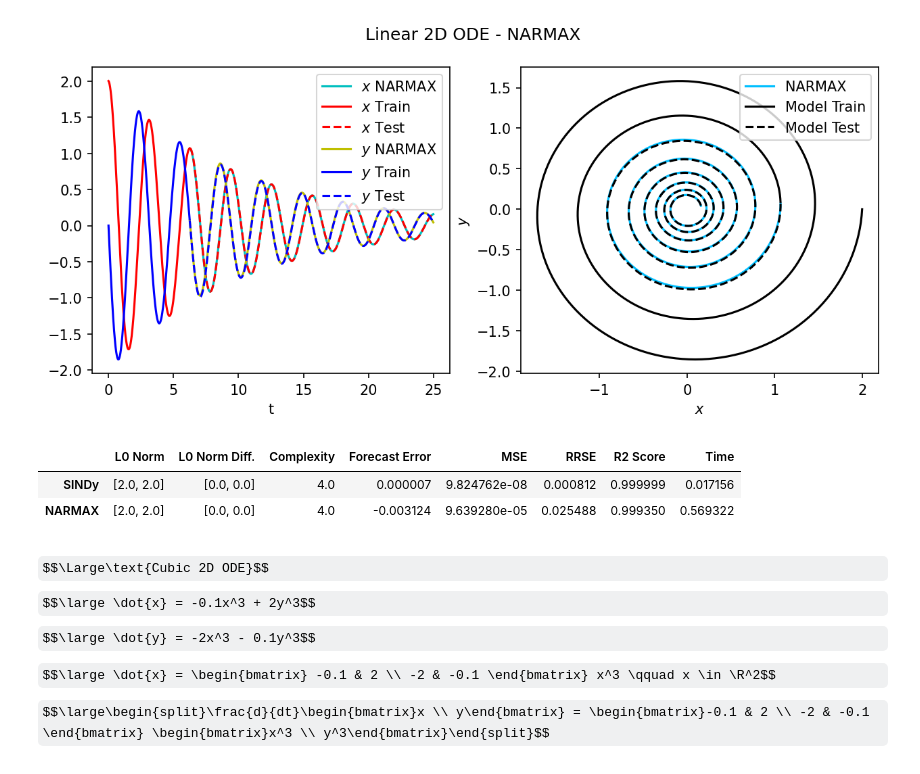
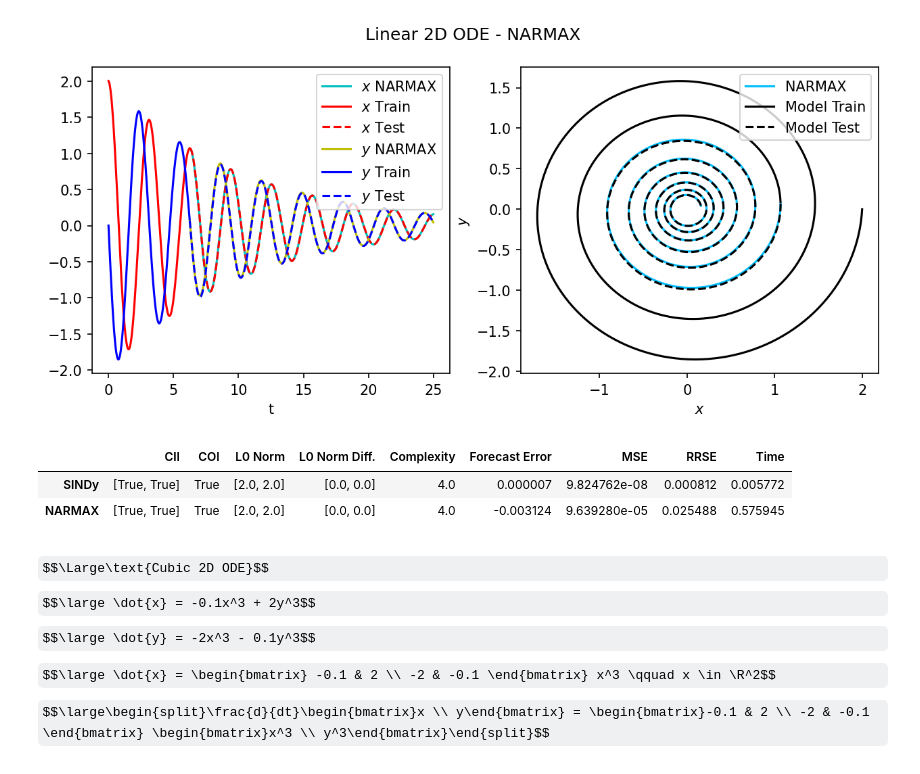
Before and after one commit to DavidContrerasFranco/Data-Driven-Dynamics-Understanding, a Jupyter notebook: Notebooks/ode_systems.ipynb, the cells around one changed output. Saved outputs shown, nothing was run; the diff lists cells and outputs as text; code cells hidden in the pictures; some formulas as TeX source.

Commit message:
Metrics Overhaul

```diff
--- a/Notebooks/ode_systems.ipynb
+++ b/Notebooks/ode_systems.ipynb
@@ -33,9 +33,11 @@ $$\large\begin{split}\frac{d}{dt} \begin{bmatrix}x \\ y\end{bmatrix} = \begin{bm
 def f(x, t):
     return [-0.1 * x[0] + 2 * x[1],
             -2 * x[0] - 0.1 * x[1]]
+sol_terms = [['x', 'y'], ['x', 'y']]
 
 t = np.arange(0, 25, 0.01)
 x = odeint(f, [2, 0], t)
+# x = solve_ivp(f, t, [2, 0])
 
 # Split Gnerated Data into Train-Test
 x_train, x_test, t_train, t_test = train_test_split(x, t, test_size=0.75, shuffle=False)
@@ -130,11 +132,11 @@ print(end='')
 [figure]
 # %%
 # Metrics DataFrame
-get_metrics_df(x_test, [2, 2], sindy_model, narmax_model, sindy_sim, narmax_sim, sindy_time, narmax_time)
+get_metrics_df(x_test, sol_terms, sindy_model, narmax_model, sindy_sim, narmax_sim, sindy_time, narmax_time)
 # %% [output]
-|  | L0 Norm | L0 Norm Diff. | Complexity | Forecast Error | MSE | RRSE | R2 Score | Time |
-| SINDy | [2.0, 2.0] | [0.0, 0.0] | 4.0 | 0.000007 | 9.824762e-08 | 0.000812 | 0.999999 | 0.017156 |
-| NARMAX | [2.0, 2.0] | [0.0, 0.0] | 4.0 | -0.003124 | 9.639280e-05 | 0.025488 | 0.999350 | 0.569322 |
+|  | CII | COI | L0 Norm | L0 Norm Diff. | Complexity | Forecast Error | MSE | RRSE | Time |
+| SINDy | [True, True] | True | [2.0, 2.0] | [0.0, 0.0] | 4.0 | 0.000007 | 9.824762e-08 | 0.000812 | 0.005772 |
+| NARMAX | [True, True] | True | [2.0, 2.0] | [0.0, 0.0] | 4.0 | -0.003124 | 9.639280e-05 | 0.025488 | 0.575945 |
 # %% [markdown]
 $$\Large\text{Cubic 2D ODE}$$
 $$\large \dot{x} = -0.1x^3 + 2y^3$$
```
Also changed, not shown: parts of 8 cells of this notebook, 3 other files.
